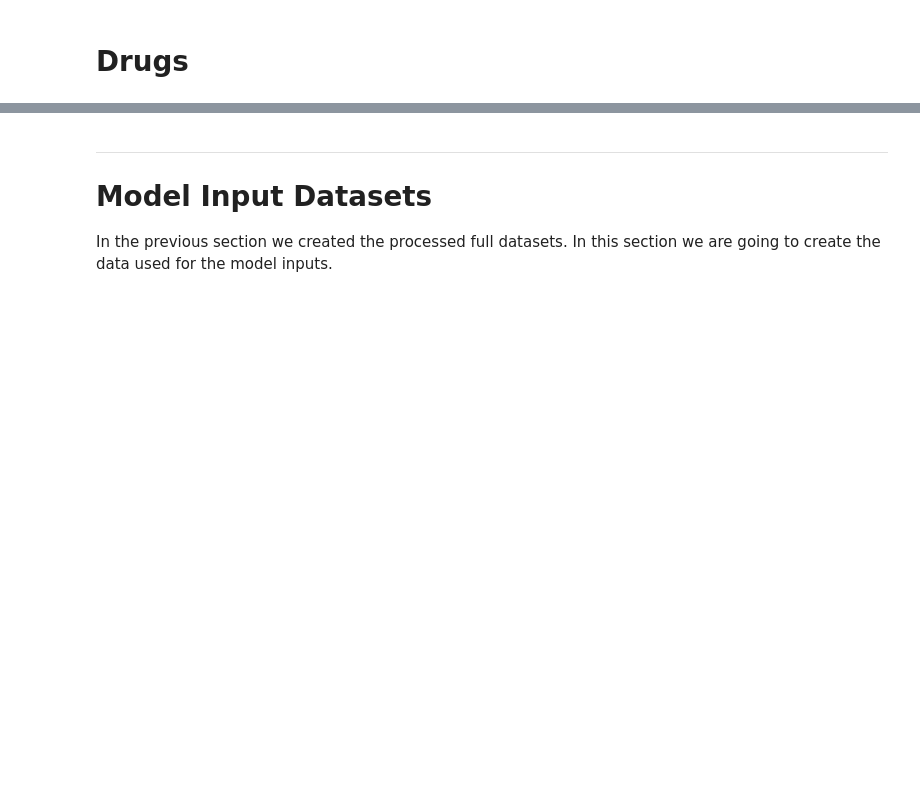
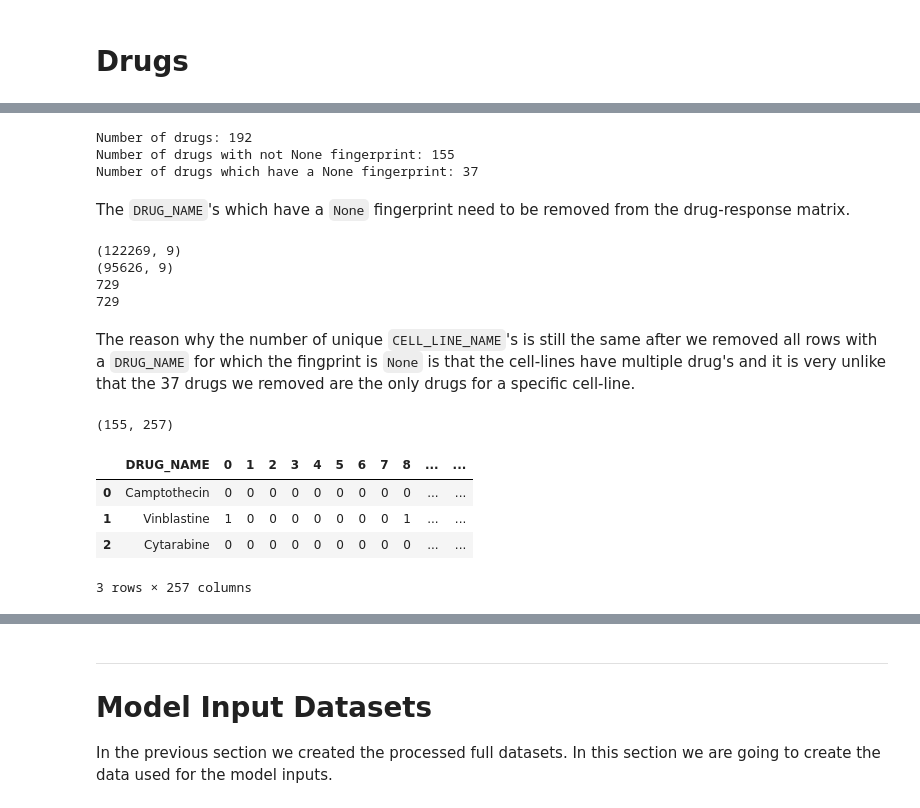
Before and after one commit to PeeteKeesel/gnn-for-drug-response-prediction, a Jupyter notebook: notebooks/dataset_creations.ipynb, the cells around one changed output, grey strips where cells are left out. Cells and saved outputs as stored; diff of their text form; code cells hidden in the pictures; blank space fills up the shorter version.

Commit message:
added creation of SMILES drug matrix for GDSC2

```diff
--- a/notebooks/dataset_creations.ipynb
+++ b/notebooks/dataset_creations.ipynb
@@ -1487,0 +1550,10 @@ with open(PROCESSED_DATA_PATH + 'thresh_700_gdsc2_cl_graphs.pkl', 'wb') as f:
+# %%
+drm = pd.read_pickle(PROCESSED_DATA_PATH + 'drm_full.pkl')
+cls = pd.read_csv(PROCESSED_DATA_PATH + 'thresh_700_gdsc2_inter_cls.csv')
+drmGDSC2 = drm[drm.DATASET=='GDSC2']
+drmGDSC2 = drmGDSC2[drmGDSC2.CELL_LINE_NAME.isin(cls.CELL_LINE_NAME.values.tolist())]
+print("Number of unique cell-lines:", len(drmGDSC2.CELL_LINE_NAME.unique()))
+uniq_drug_names = list(drmGDSC2.DRUG_NAME.unique())
+print("Number of unique DRUG_NAME's:", len(uniq_drug_names))
+print(drmGDSC2.shape)
+drmGDSC2.head(3)
@@ -1487,0 +1579,51 @@ with open(PROCESSED_DATA_PATH + 'thresh_700_gdsc2_cl_graphs.pkl', 'wb') as f:
+# %%
+N_BITS = 256
+
+# Returns a list of fingerprints or nans.
+fps = get_demorgen_fingerprints(drugs=uniq_drug_names,
+                                n_bits=N_BITS,
+                                path_drug_smiles=RAW_DATA_PATH + 'GDSC_compounds_inchi_key_with_smiles.csv')
+
+# Append the fingerprints to the corresponding drug names.
+drug_name_fps_full = {uniq_drug_name: fps[i] for i, uniq_drug_name in enumerate(uniq_drug_names)}
+print("Number of drugs:", len(drug_name_fps_full.keys()))
+
+drug_name_fps = {drug_name: fp for drug_name, fp in drug_name_fps_full.items() if fp is not None}
+print("Number of drugs with not None fingerprint:", len(drug_name_fps.keys()))
+
+non_drugs = list(set(drug_name_fps_full.keys()).difference(set(drug_name_fps.keys())))
+print("Number of drugs which have a None fingerprint:", len(non_drugs))
+# %% [output]
+Number of drugs: 192
+Number of drugs with not None fingerprint: 155
+Number of drugs which have a None fingerprint: 37
+# %% [markdown]
+The `DRUG_NAME`'s which have a `None` fingerprint need to be removed from the drug-response matrix.
+# %%
+drm2 = drmGDSC2[~drmGDSC2.DRUG_NAME.isin(non_drugs)]
+print(drmGDSC2.shape)
+print(drm2.shape)
+assert len(drmGDSC2.CELL_LINE_NAME.unique()) == len(drm2.CELL_LINE_NAME.unique()), \
+    "Some cell-line have been removed because they have only drugs which have a None fingerprint."
+print(len(drmGDSC2.CELL_LINE_NAME.unique()))
+print(len(drm2.CELL_LINE_NAME.unique()))
+# %% [output]
+(122269, 9)
+(95626, 9)
+729
+729
+# %% [markdown]
+The reason why the number of unique `CELL_LINE_NAME`'s is still the same after we removed all rows with a `DRUG_NAME` for which the fingprint is `None` is that the cell-lines have multiple drug's and it is very unlike that the 37 drugs we removed are the only drugs for a specific cell-line.
+# %%
+drug_name_fps_df = pd.DataFrame\
+    .from_dict(drug_name_fps, orient='index')\
+    .rename_axis('DRUG_NAME').reset_index()
+print(drug_name_fps_df.shape)
+drug_name_fps_df.head(3)
+# %% [output]
+(155, 257)
+|  | DRUG_NAME | 0 | 1 | 2 | 3 | 4 | 5 | 6 | 7 | 8 | ... | ... |
+| 0 | Camptothecin | 0 | 0 | 0 | 0 | 0 | 0 | 0 | 0 | 0 | ... | ... |
+| 1 | Vinblastine | 1 | 0 | 0 | 0 | 0 | 0 | 0 | 0 | 1 | ... | ... |
+| 2 | Cytarabine | 0 | 0 | 0 | 0 | 0 | 0 | 0 | 0 | 0 | ... | ... |
+3 rows × 257 columns
```
Also changed, not shown: parts of 8 cells of this notebook, 2 other files.
